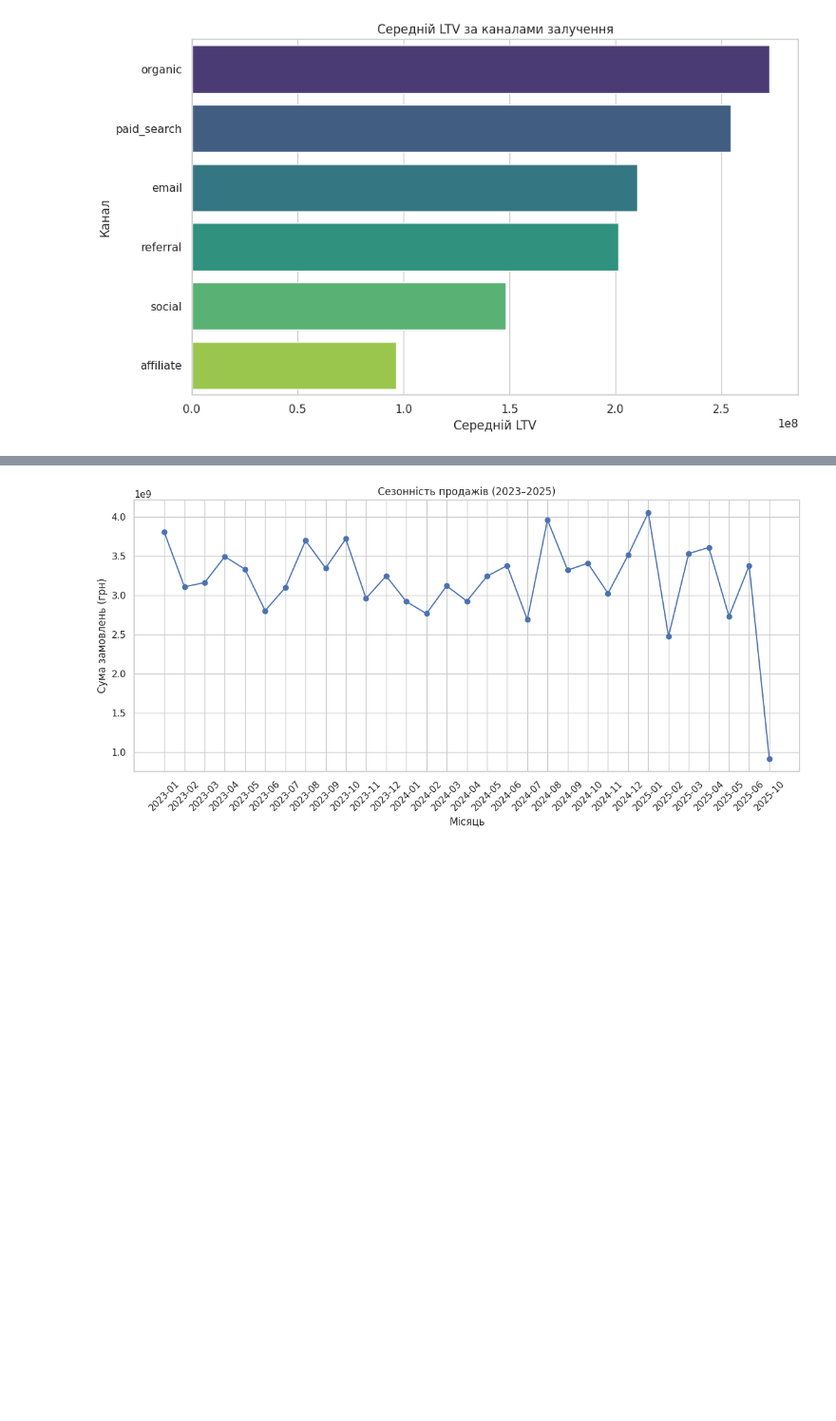
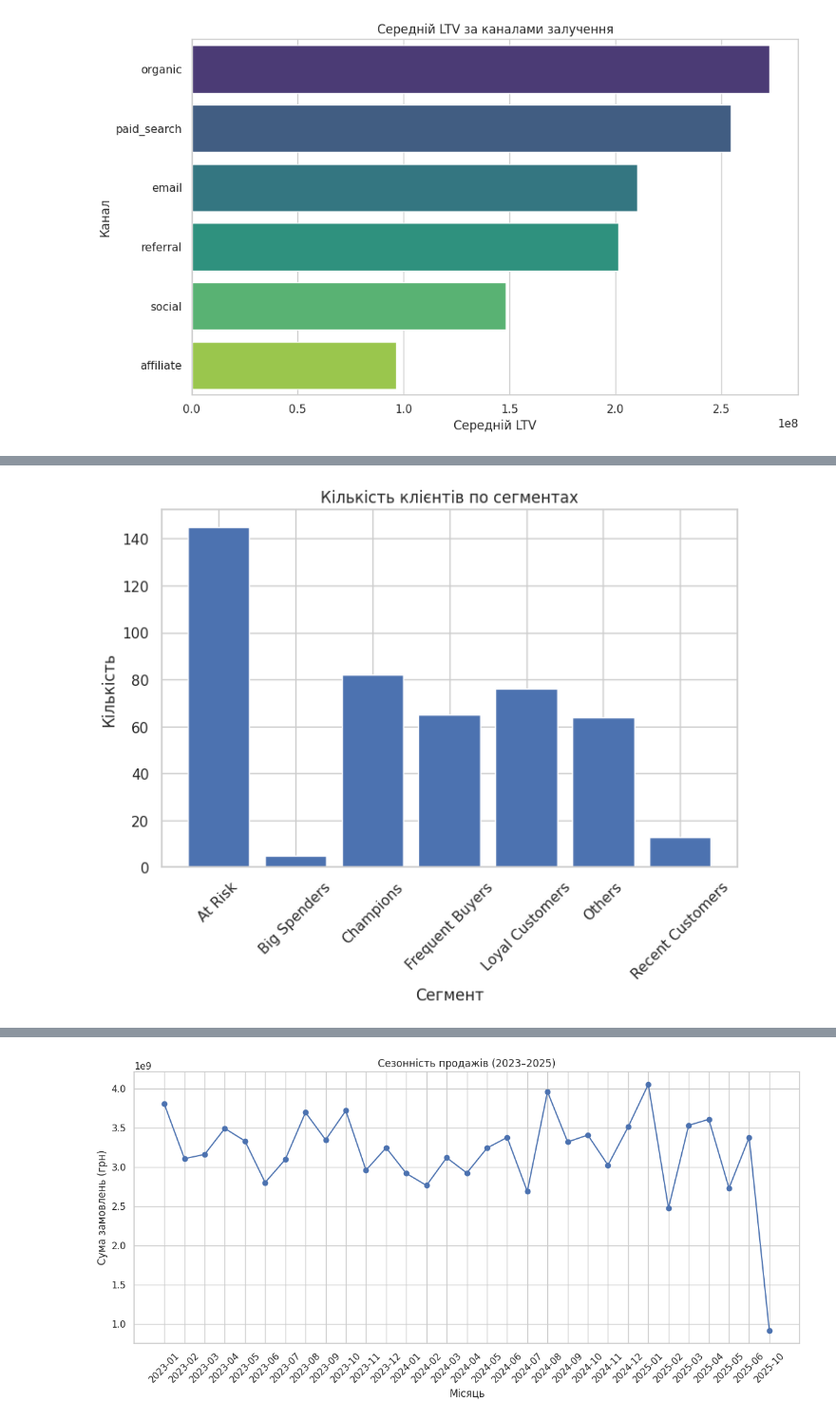
Before and after one commit to golubovska71-afk/main, a Jupyter notebook: "final_project_ipynb".ipynb, the cells around one changed output, grey strips where cells are left out. Shown at 95% size. Drawn from its saved outputs; the diff is of its cells as text; code cells hidden in the pictures; blank space fills up the shorter version.

```diff
--- a/"final_project_ipynb".ipynb
+++ b/"final_project_ipynb".ipynb
@@ -822,0 +823,12 @@ segment_summary
+# %%
+import matplotlib.pyplot as plt
+
+plt.figure(figsize=(8,5))
+plt.bar(segment_summary['Segment'], segment_summary['customer_id'])
+plt.title("Кількість клієнтів по сегментах")
+plt.xlabel("Сегмент")
+plt.ylabel("Кількість")
+plt.xticks(rotation=45)
+plt.show()
+# %% [output]
+[figure, added]
```
Also changed, not shown: parts of 8 cells of this notebook.
